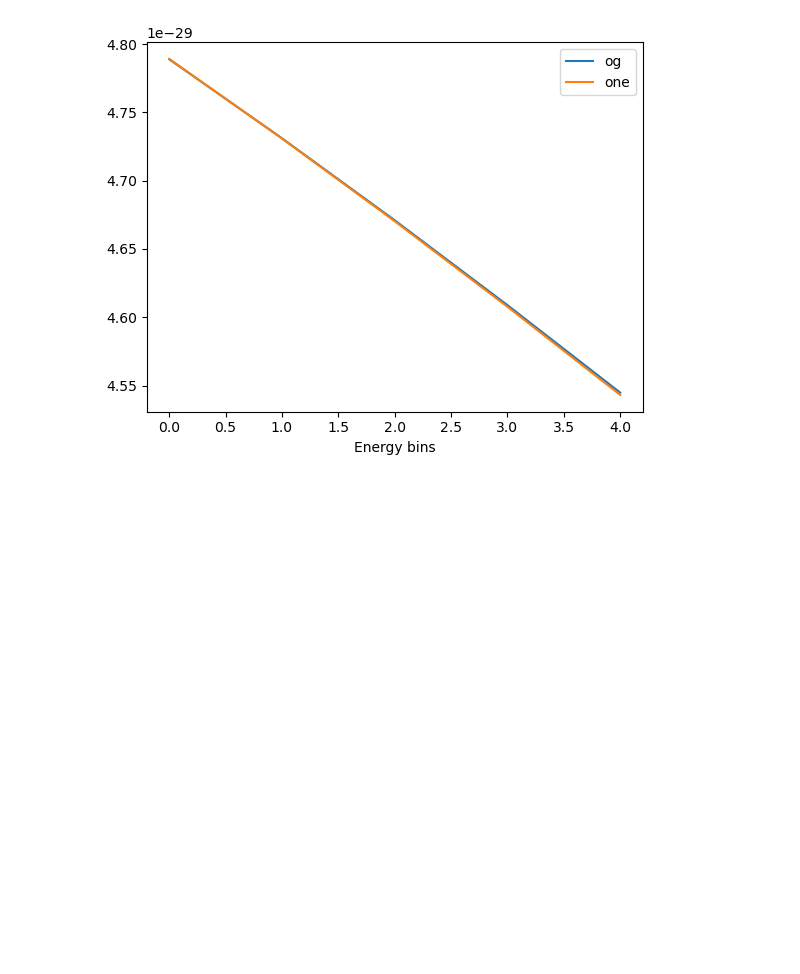
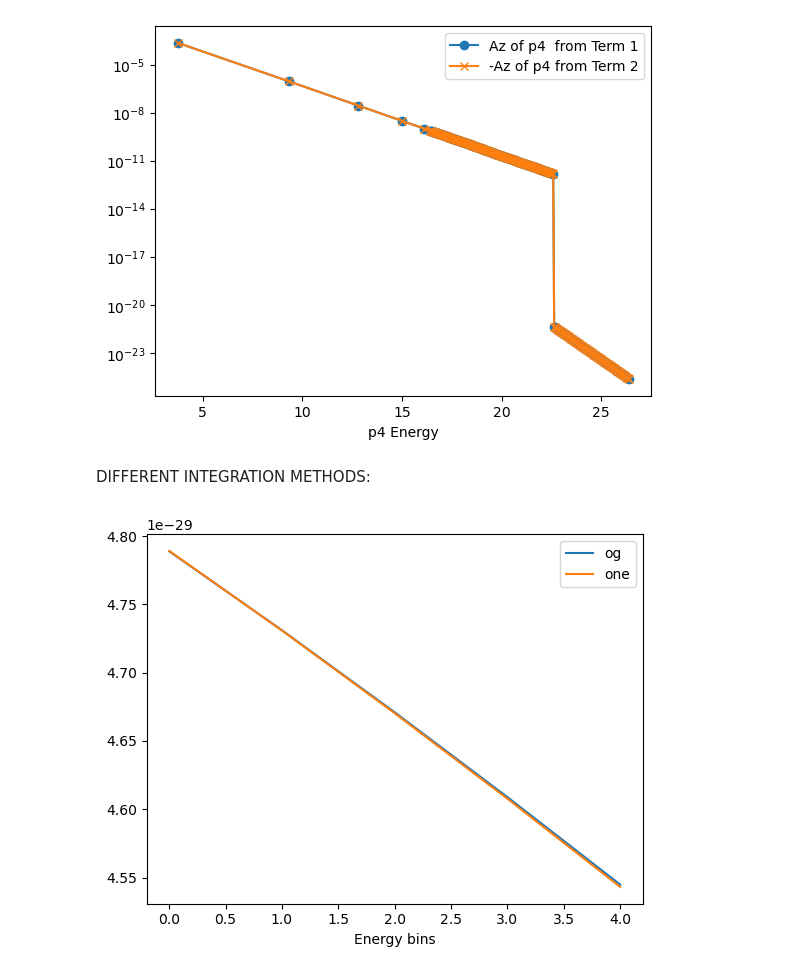
Before and after one commit to nuLABatUSD/QKESolveCPP, a Jupyter notebook: number_density_post.ipynb, the cells around one changed output. Saved outputs shown, nothing was run; the diff lists cells and outputs as text; code cells hidden in the pictures; blank space fills up the shorter version.

```diff
--- a/number_density_post.ipynb
+++ b/number_density_post.ipynb
@@ -27,3 +43,30 @@ DIFFERENT INTEGRATION METHODS:
+# %%
+internalp4vals1 = np.array(pd.read_csv("p4vals_1.csv",header=None))
+internalp4vals2 = np.array(pd.read_csv("p4vals_2.csv",header=None))
+internalp41 = np.array(pd.read_csv("p4s_1.csv",header=None))
+internalp42 = np.array(pd.read_csv("p4s_2.csv",header=None))
+# %%
+internalp4vals1array = np.zeros(206)
+internalp4vals2array = np.zeros(206)
+internalp41array = np.zeros(206)
+internalp42array = np.zeros(206)
+for i in range(206):
+    internalp4vals1array[i] = float(internalp4vals1[0][i])
+    internalp4vals2array[i] = -1 * float(internalp4vals2[0][i])
+    internalp41array[i] = float(internalp41[0][i])
+    internalp42array[i] = float(internalp42[0][i])
+# %%
+plt.figure()
+plt.xlabel("p4 Energy")
+plt.plot(internalp41array, internalp4vals1array, "o-", label="Az of p4  from Term 1")
+plt.plot(internalp42array, internalp4vals2array, "x-", label="-Az of p4 from Term 2")
+plt.yscale("log")
+plt.legend()
+plt.show()
+# %% [output]
+[figure, added]
+# %% [markdown]
+DIFFERENT INTEGRATION METHODS:
 # %%
 ogintegral = np.array(pd.read_csv("og_integrand.csv",header=None))
 integralone = np.array(pd.read_csv("integrand_one.csv",header=None))
```
Also changed, not shown: parts of 14 cells of this notebook, 6 other files.
